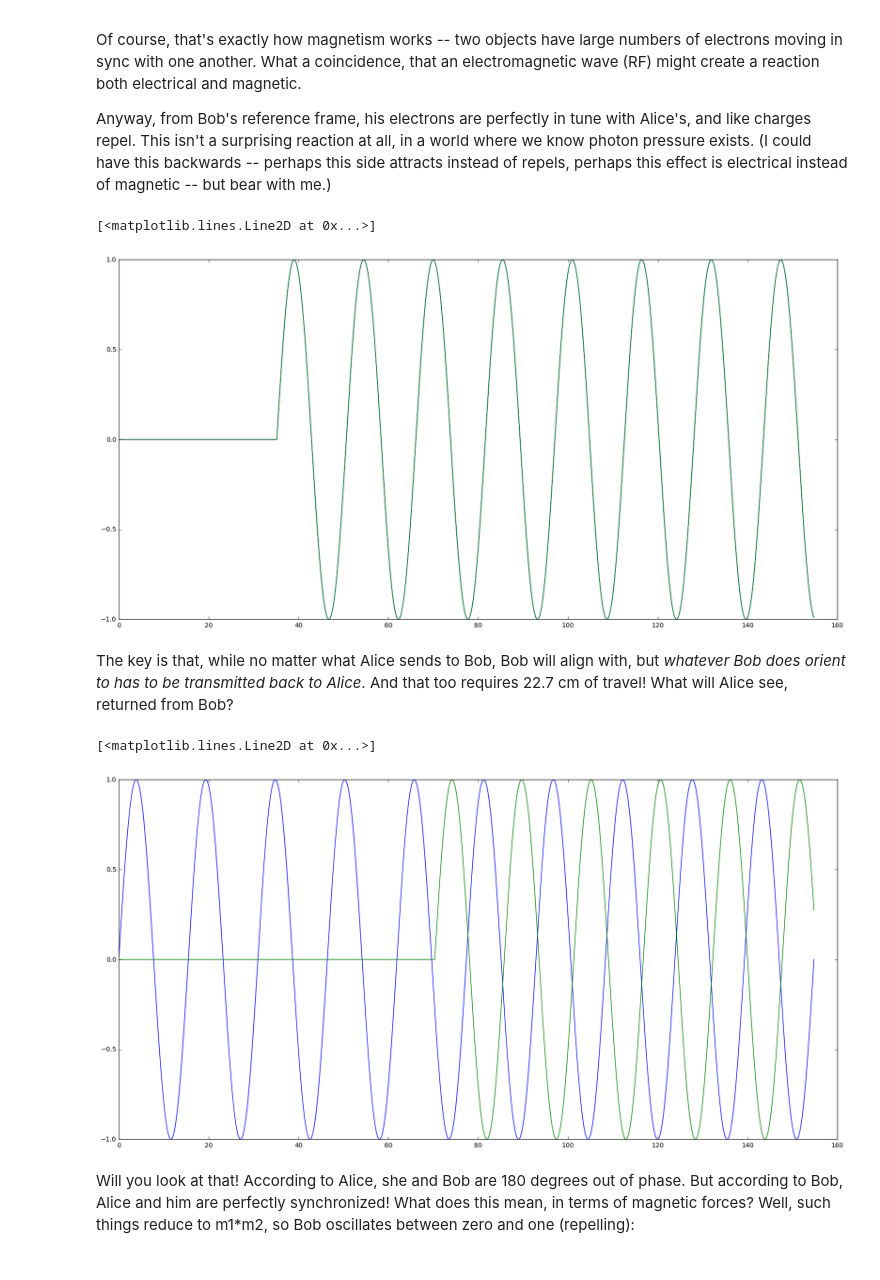
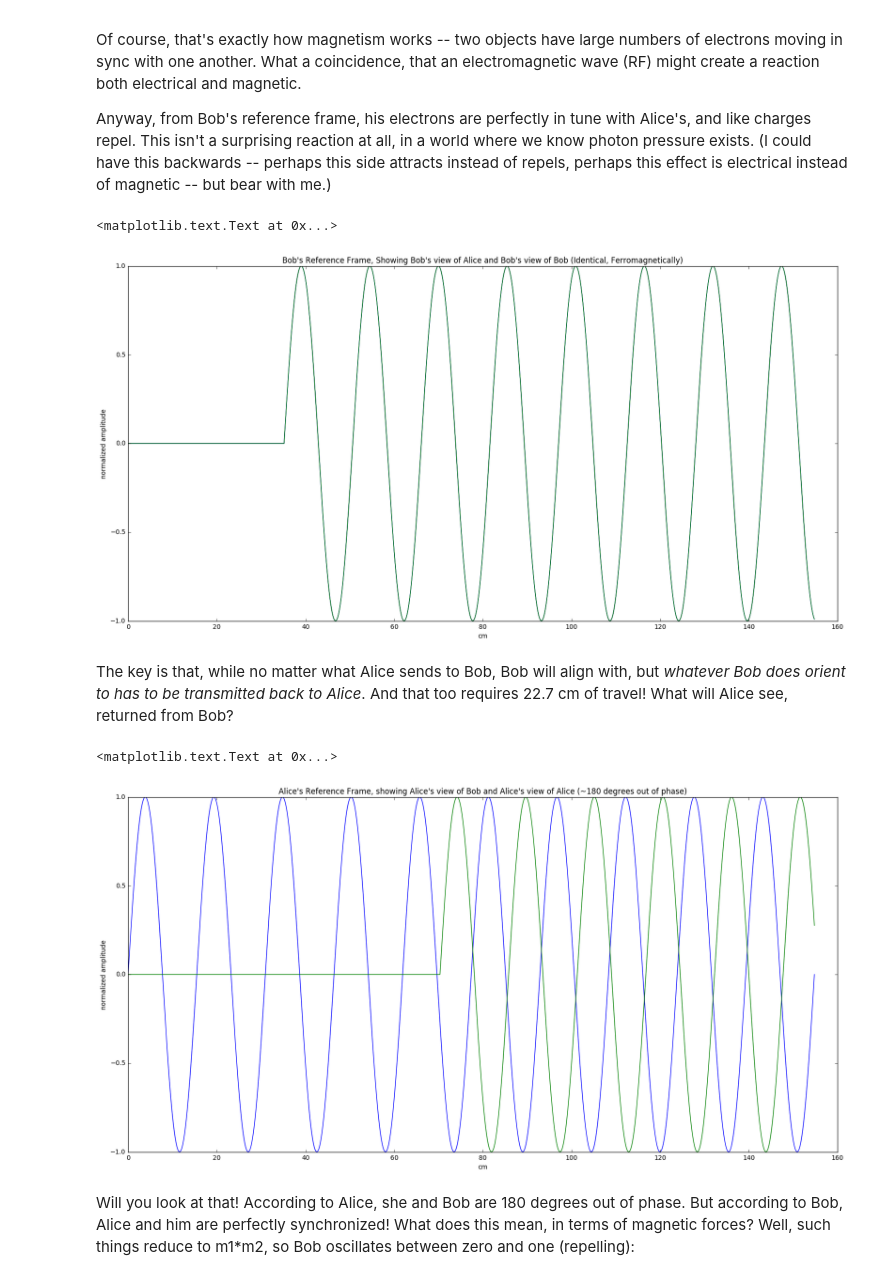
Before and after one commit to dakami/nosuchansible, a Jupyter notebook: NoSuchAnsible.ipynb, the cells around one changed output. Drawn from its saved outputs; the diff is of its cells as text; code cells hidden in the pictures.

```diff
--- a/NoSuchAnsible.ipynb
+++ b/NoSuchAnsible.ipynb
@@ -168,23 +175,29 @@ plt.figure(figsize=(20,10))
 bob_frame['bob']=bob_frame['alice']
 plt.plot(x, bob_frame['alice'])
 plt.plot(x, bob_frame['bob'])
+plt.xlabel("cm")
+plt.ylabel("normalized amplitude")
+plt.title("Bob's Reference Frame, Showing Bob's view of Alice and Bob's view of Bob (Identical, Ferromagnetically)")
 # %% [output]
-[<matplotlib.lines.Line2D at 0x...>]
+<matplotlib.text.Text at 0x...>
-[figure, old version]
+[figure, new version]
 # %% [markdown]
 The key is that, while no matter what Alice sends to Bob, Bob will align with, but *whatever Bob does orient to has to be transmitted back to Alice*.  And that too requires 22.7 cm of travel!  What will Alice see, returned from Bob?
 # %%
 plt.figure(figsize=(20,10))
 alice_frame['bob']=radio # just a stub to fill in 1000 entries
 alice_frame['bob'][0:gap]=0
 alice_frame['bob'][gap:gap*2]=0
 alice_frame['bob'][gap*2:]=radio[:-gap*2]
 
 plt.plot(x, alice_frame['alice'])
 plt.plot(x, alice_frame['bob'])
+plt.xlabel("cm")
+plt.ylabel("normalized amplitude")
+plt.title("Alice's Reference Frame, showing Alice's view of Bob and Alice's view of Alice (~180 degrees out of phase)")
 # %% [output]
-[<matplotlib.lines.Line2D at 0x...>]
+<matplotlib.text.Text at 0x...>
-[figure, old version]
+[figure, new version]
 # %% [markdown]
 Will you look at that!  According to Alice, she and Bob are 180 degrees out of phase.  But according to Bob, Alice and him are perfectly synchronized!  What does this mean, in terms of magnetic forces?  Well, such things reduce to m1*m2, so Bob oscillates between zero and one (repelling):
 # %%
```
Also changed, not shown: parts of 7 cells of this notebook.
